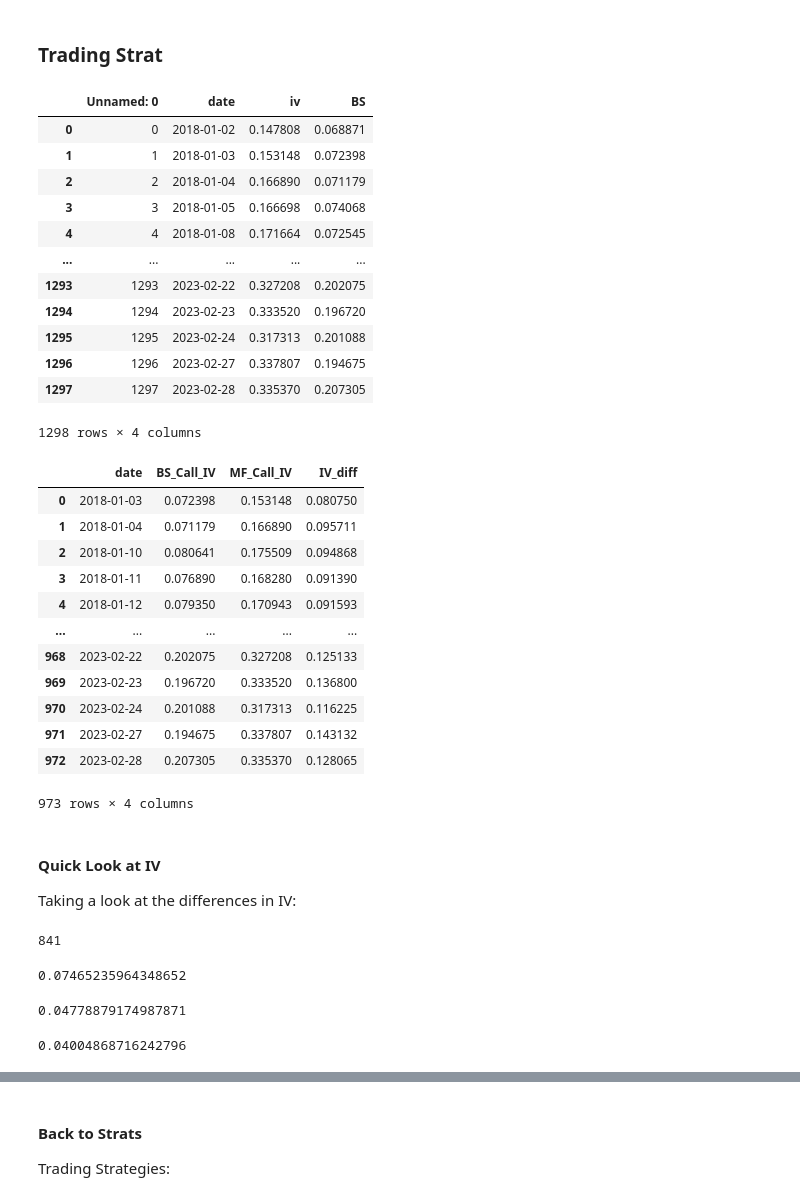
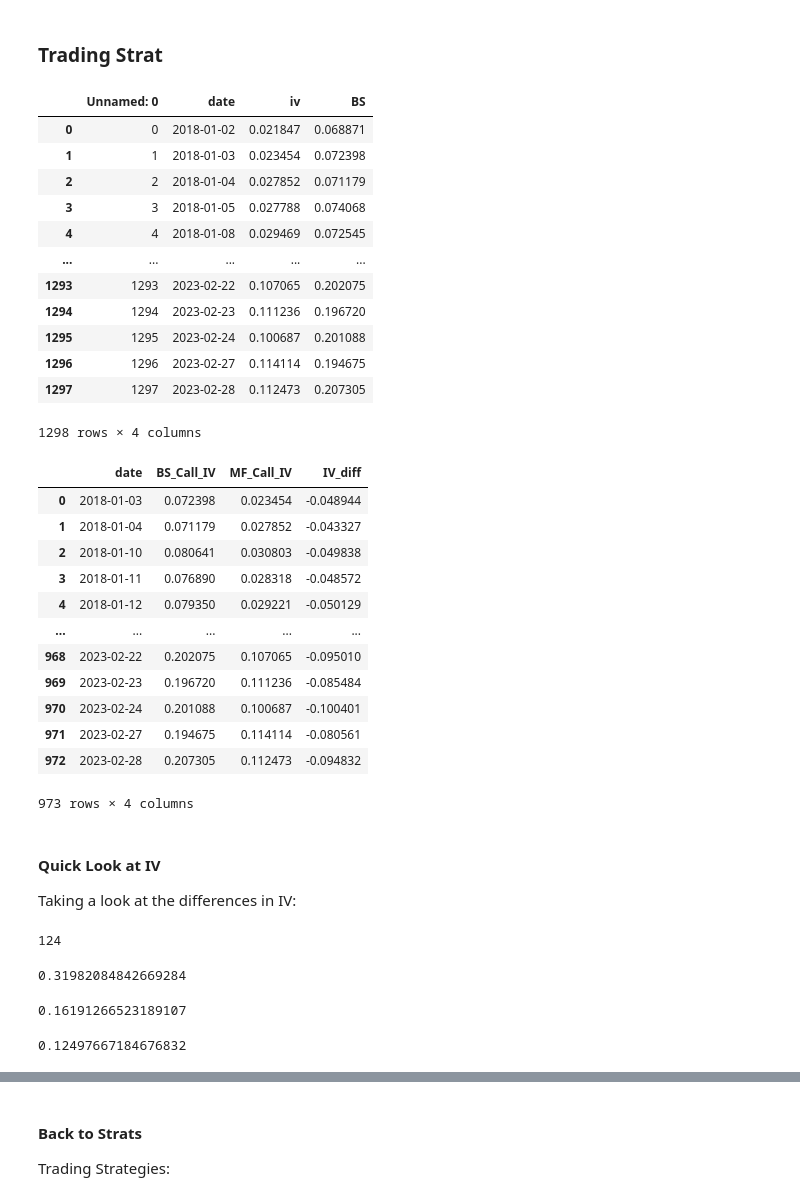
Before and after one commit to jyfinm/QTS_Final_Project, a Jupyter notebook: limits.ipynb, the cells around one changed output, grey strips where cells are left out. Drawn from its saved outputs; the diff is of its cells as text; code cells hidden in the pictures.

```diff
--- a/limits.ipynb
+++ b/limits.ipynb
@@ -411,21 +411,21 @@ Index(['date', 'exdate', 'strike_price', 'close', 'strikeID', 'cp_flag_c',
 ### Trading Strat
 # %%
 iv_data = pd.read_csv('iv_calculations.csv')
-iv_data['iv'] = iv_data['iv']**0.5
+iv_data['iv'] = iv_data['iv']
 iv_data
 # %% [output]
 |  | Unnamed: 0 | date | iv | BS |
-| 0 | 0 | 2018-01-02 | 0.147808 | 0.068871 |
-| 1 | 1 | 2018-01-03 | 0.153148 | 0.072398 |
-| 2 | 2 | 2018-01-04 | 0.166890 | 0.071179 |
-| 3 | 3 | 2018-01-05 | 0.166698 | 0.074068 |
-| 4 | 4 | 2018-01-08 | 0.171664 | 0.072545 |
+| 0 | 0 | 2018-01-02 | 0.021847 | 0.068871 |
+| 1 | 1 | 2018-01-03 | 0.023454 | 0.072398 |
+| 2 | 2 | 2018-01-04 | 0.027852 | 0.071179 |
+| 3 | 3 | 2018-01-05 | 0.027788 | 0.074068 |
+| 4 | 4 | 2018-01-08 | 0.029469 | 0.072545 |
 | ... | ... | ... | ... | ... |
-| 1293 | 1293 | 2023-02-22 | 0.327208 | 0.202075 |
-| 1294 | 1294 | 2023-02-23 | 0.333520 | 0.196720 |
-| 1295 | 1295 | 2023-02-24 | 0.317313 | 0.201088 |
-| 1296 | 1296 | 2023-02-27 | 0.337807 | 0.194675 |
-| 1297 | 1297 | 2023-02-28 | 0.335370 | 0.207305 |
+| 1293 | 1293 | 2023-02-22 | 0.107065 | 0.202075 |
+| 1294 | 1294 | 2023-02-23 | 0.111236 | 0.196720 |
+| 1295 | 1295 | 2023-02-24 | 0.100687 | 0.201088 |
+| 1296 | 1296 | 2023-02-27 | 0.114114 | 0.194675 |
+| 1297 | 1297 | 2023-02-28 | 0.112473 | 0.207305 |
 1298 rows × 4 columns
 # %%
 temp_data = []
@@ -445,17 +445,17 @@ IV_compare['IV_diff'] = IV_compare['MF_Call_IV'] - IV_compare['BS_Call_IV']
 IV_compare
 # %% [output]
 |  | date | BS_Call_IV | MF_Call_IV | IV_diff |
-| 0 | 2018-01-03 | 0.072398 | 0.153148 | 0.080750 |
-| 1 | 2018-01-04 | 0.071179 | 0.166890 | 0.095711 |
-| 2 | 2018-01-10 | 0.080641 | 0.175509 | 0.094868 |
-| 3 | 2018-01-11 | 0.076890 | 0.168280 | 0.091390 |
-| 4 | 2018-01-12 | 0.079350 | 0.170943 | 0.091593 |
+| 0 | 2018-01-03 | 0.072398 | 0.023454 | -0.048944 |
+| 1 | 2018-01-04 | 0.071179 | 0.027852 | -0.043327 |
+| 2 | 2018-01-10 | 0.080641 | 0.030803 | -0.049838 |
+| 3 | 2018-01-11 | 0.076890 | 0.028318 | -0.048572 |
+| 4 | 2018-01-12 | 0.079350 | 0.029221 | -0.050129 |
 | ... | ... | ... | ... | ... |
-| 968 | 2023-02-22 | 0.202075 | 0.327208 | 0.125133 |
-| 969 | 2023-02-23 | 0.196720 | 0.333520 | 0.136800 |
-| 970 | 2023-02-24 | 0.201088 | 0.317313 | 0.116225 |
-| 971 | 2023-02-27 | 0.194675 | 0.337807 | 0.143132 |
-| 972 | 2023-02-28 | 0.207305 | 0.335370 | 0.128065 |
+| 968 | 2023-02-22 | 0.202075 | 0.107065 | -0.095010 |
+| 969 | 2023-02-23 | 0.196720 | 0.111236 | -0.085484 |
+| 970 | 2023-02-24 | 0.201088 | 0.100687 | -0.100401 |
+| 971 | 2023-02-27 | 0.194675 | 0.114114 | -0.080561 |
+| 972 | 2023-02-28 | 0.207305 | 0.112473 | -0.094832 |
 973 rows × 4 columns
 # %% [markdown]
 #### Quick Look at IV
@@ -464,19 +464,19 @@ Taking a look at the differences in IV:
 # %%
 (IV_compare['IV_diff'] > 0).sum()
 # %% [output]
-841
+124
 # %%
 IV_compare[IV_compare['IV_diff'] > 0]['IV_diff'].quantile(0.5)
 # %% [output]
-0.07465235964348652
+0.31982084842669284
 # %%
 IV_compare[IV_compare['IV_diff'] > 0]['IV_diff'].quantile(0.25)
 # %% [output]
-0.04778879174987871
+0.16191266523189107
 # %%
 IV_compare[IV_compare['IV_diff'] > 0]['IV_diff'].quantile(0.2)
 # %% [output]
-0.04004868716242796
+0.12497667184676832
 # %%
 IV_compare[IV_compare['IV_diff'] < 0]['IV_diff'].quantile(0.75)
 # %% [output]
```
Also changed, not shown: parts of 27 cells of this notebook, 3 other files.
